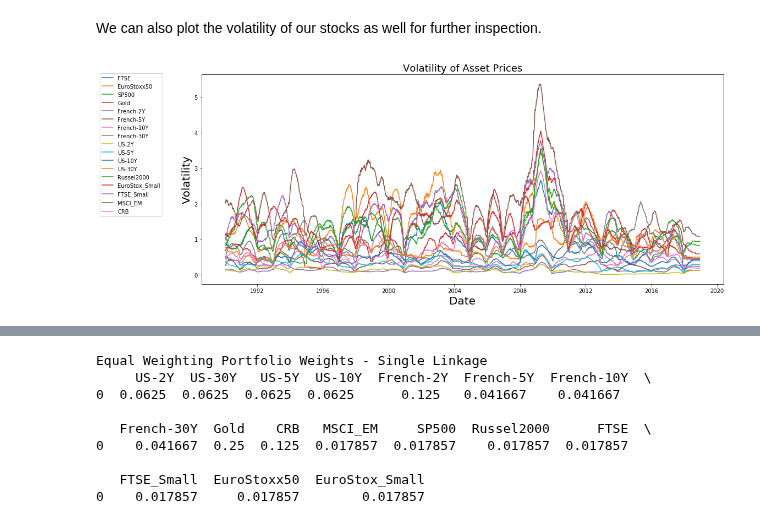
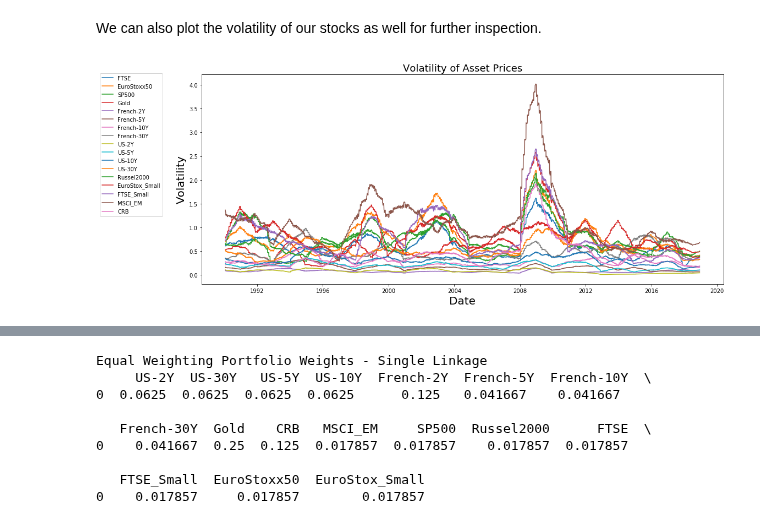
Before and after one commit to tzw101/research, a Jupyter notebook: Portfolio Optimisation Tutorials/Hierarchical Clustering Asset Allocation (HCAA)/HCAA Tutorial Notebook.ipynb, the cells around one changed output, grey strips where cells are left out. Saved outputs shown, nothing was run; the diff lists cells and outputs as text; code cells hidden in the pictures.

Commit message:
Volatility formula fixed

```diff
--- a/Portfolio Optimisation Tutorials/Hierarchical Clustering Asset Allocation (HCAA)/HCAA Tutorial Notebook.ipynb
+++ b/Portfolio Optimisation Tutorials/Hierarchical Clustering Asset Allocation (HCAA)/HCAA Tutorial Notebook.ipynb
@@ -79,17 +79,17 @@ plt.show()
 We can also plot the volatility of our stocks as well for further inspection.
 # %%
 # plotting the volatility of our stocks
-volatility = (np.log(stock_prices)).rolling(window=252).std() * np.sqrt(252)
+volatility = stock_prices.pct_change().rolling(window=252).std()*(252**0.5)
 
 plt.figure(figsize=(17,7))
 plt.plot(volatility)
 plt.ylabel('Volatility', size=20)
 plt.xlabel('Date', size=20)
 plt.title('Volatility of Asset Prices', size=18)
 plt.legend(stock_prices.columns, loc='upper left', bbox_to_anchor=(-0.2, 1.02))
 plt.show()
 # %% [output]
-[figure, old version]
+[figure, new version]
 # %% [markdown]
 ## Equal Weighting Portfolio
 In the Equal Weighting portfolio, all the clusters are weighted equally in terms of risk to construct our optimal portfolio. The following image shows how asset allocation works with a small example, and highlights how important choosing the optimal number of clusters is in our algorithm.
```
